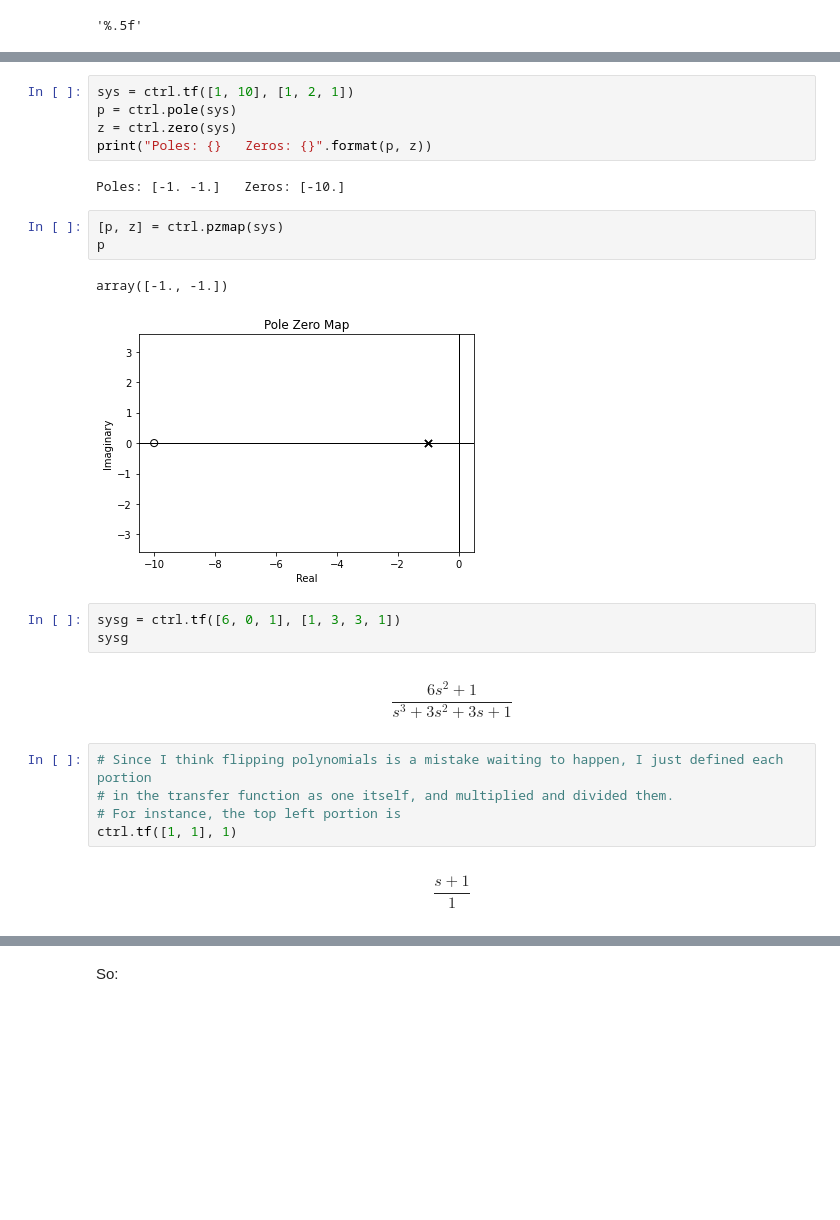
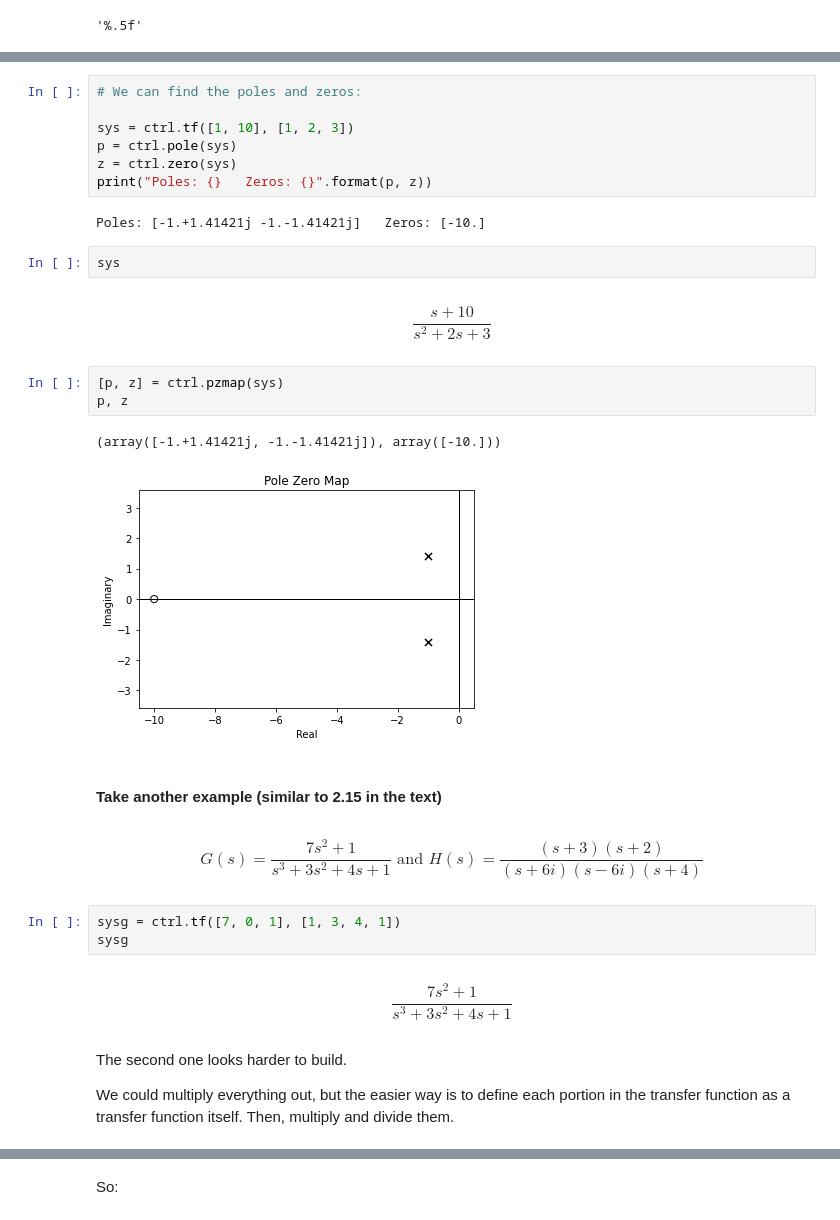
Before and after one commit to josephcslater/Tennessee_Tech_ECE_3210_public, a Jupyter notebook: 2.9 The Simulation of Systems.ipynb, the cells around one changed output, grey strips where cells are left out. Drawn from its saved outputs; the diff is of its cells as text; blank space fills up the shorter version.

```diff
--- a/2.9 The Simulation of Systems.ipynb
+++ b/2.9 The Simulation of Systems.ipynb
@@ -66,25 +73,35 @@ $$\frac{-s^2 + 8 s + 5}{s^3 + 3 s^2 + 7 s + 5}$$
 # %%
-sys = ctrl.tf([1, 10], [1, 2, 1])
+# We can find the poles and zeros:
+
+sys = ctrl.tf([1, 10], [1, 2, 3])
 p = ctrl.pole(sys)
 z = ctrl.zero(sys)
 print("Poles: {}   Zeros: {}".format(p, z))
 # %% [output]
-Poles: [-1. -1.]   Zeros: [-10.]
+Poles: [-1.+1.41421j -1.-1.41421j]   Zeros: [-10.]
+# %%
+sys
+# %% [output]
+$$\frac{s + 10}{s^2 + 2 s + 3}$$
 # %%
 [p, z] = ctrl.pzmap(sys)
-p
+p, z
 # %% [output]
-array([-1., -1.])
+(array([-1.+1.41421j, -1.-1.41421j]), array([-10.]))
-[figure, old version]
+[figure, new version]
+# %% [markdown]
+#### Take another example (similar to 2.15 in the text)
+# %% [markdown]
+$$
+G(s)=\frac{7 s^{2}+1}{s^{3}+3 s^{2}+4 s+1} \text { and } H(s)=\frac{(s+3)(s+2)}{(s+6 i)(s-6 i)(s+4)}
+$$
 # %%
-sysg = ctrl.tf([6, 0, 1], [1, 3, 3, 1])
+sysg = ctrl.tf([7, 0, 1], [1, 3, 4, 1])
 sysg
 # %% [output]
-$$\frac{6 s^2 + 1}{s^3 + 3 s^2 + 3 s + 1}$$
+$$\frac{7 s^2 + 1}{s^3 + 3 s^2 + 4 s + 1}$$
-# %%
-# Since I think flipping polynomials is a mistake waiting to happen, I just defined each portion
-# in the transfer function as one itself, and multiplied and divided them.
-# For instance, the top left portion is
-ctrl.tf([1, 1], 1)
-# %% [output]
-$$\frac{s + 1}{1}$$
+# %% [markdown]
+The second one looks harder to build.
+
+We could multiply everything out, but the easier way is to define each portion
+in the transfer function as a transfer function itself. Then, multiply and divide them.
```
Also changed, not shown: parts of 22 cells of this notebook.
